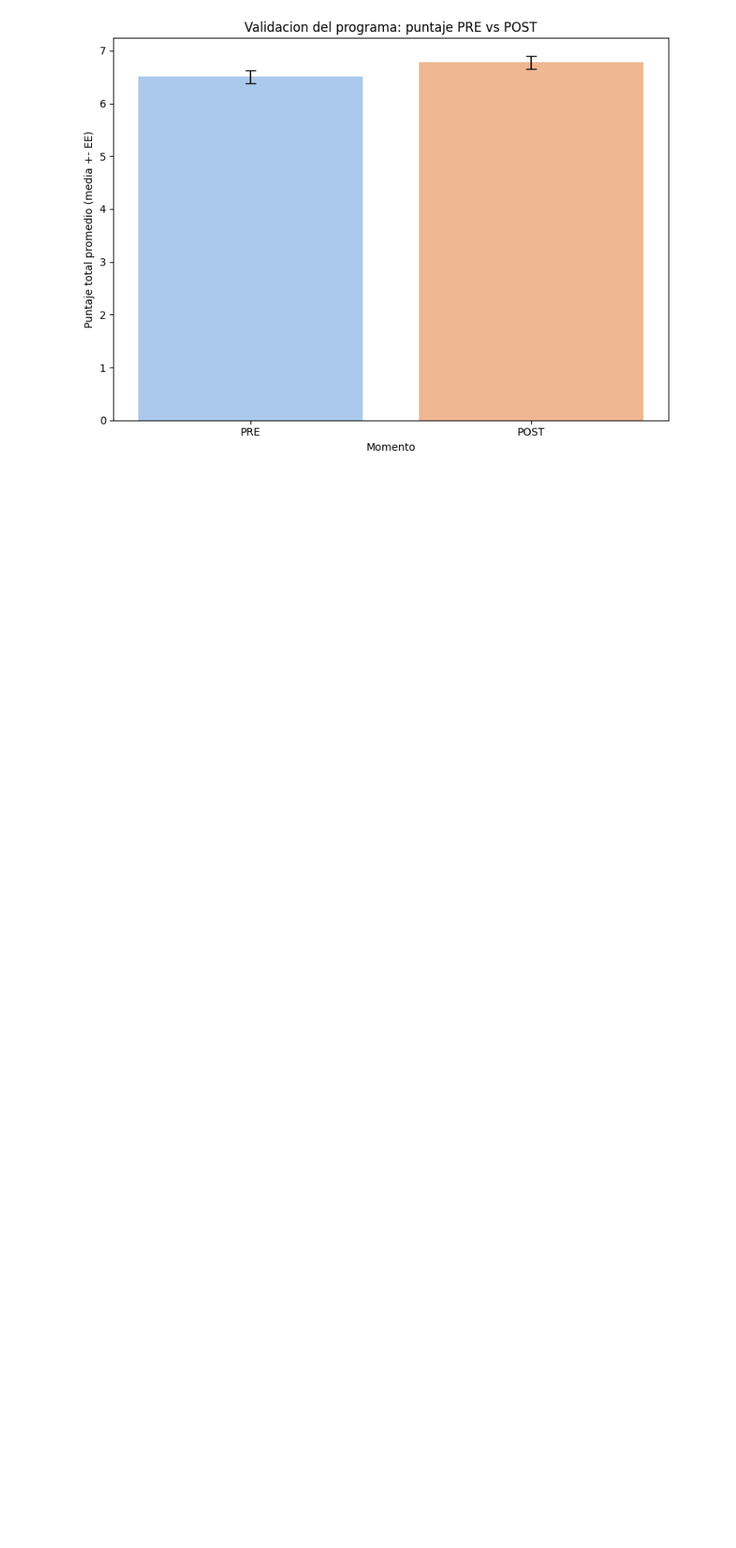
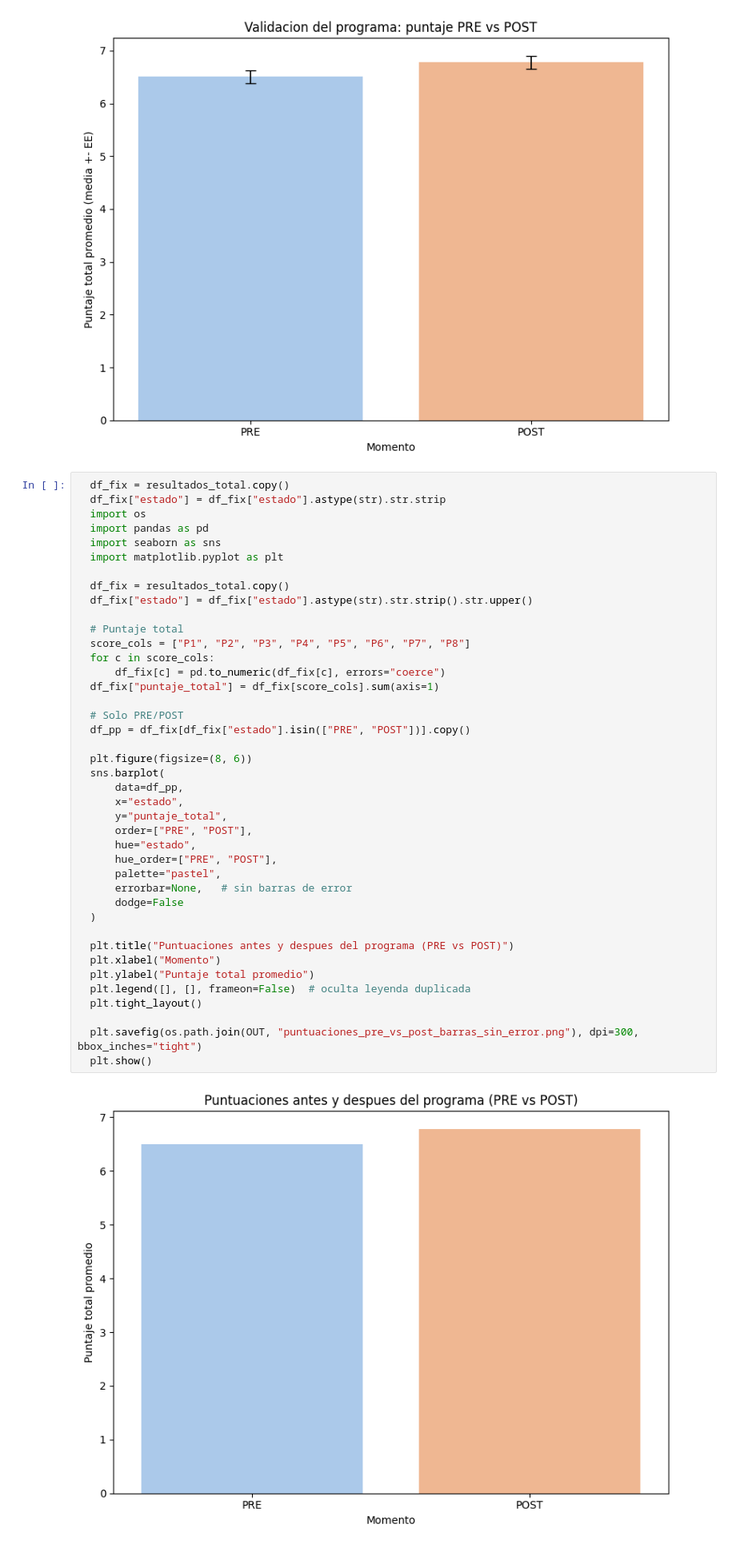
Before and after one commit to rodrigohernandezm/EDA_Tesis, a Jupyter notebook: EDA.ipynb, the cells around one changed output. Shown at 80% size. Saved outputs shown, nothing was run; the diff lists cells and outputs as text; blank space fills up the shorter version.

```diff
--- a/EDA.ipynb
+++ b/EDA.ipynb
@@ -364,6 +364,49 @@ OUT : C:\Users\rhernandez\OneDrive - Generando Soluciones Anlalíticas S.A\Docum
   plt.show()
 # %% [output]
 [figure]
+# %%
+  df_fix = resultados_total.copy()
+  df_fix["estado"] = df_fix["estado"].astype(str).str.strip
+  import os
+  import pandas as pd
+  import seaborn as sns
+  import matplotlib.pyplot as plt
+
+  df_fix = resultados_total.copy()
+  df_fix["estado"] = df_fix["estado"].astype(str).str.strip().str.upper()
+
+  # Puntaje total
+  score_cols = ["P1", "P2", "P3", "P4", "P5", "P6", "P7", "P8"]
+  for c in score_cols:
+      df_fix[c] = pd.to_numeric(df_fix[c], errors="coerce")
+  df_fix["puntaje_total"] = df_fix[score_cols].sum(axis=1)
+
+  # Solo PRE/POST
+  df_pp = df_fix[df_fix["estado"].isin(["PRE", "POST"])].copy()
+
+  plt.figure(figsize=(8, 6))
+  sns.barplot(
+      data=df_pp,
+      x="estado",
+      y="puntaje_total",
+      order=["PRE", "POST"],
+      hue="estado",
+      hue_order=["PRE", "POST"],
+      palette="pastel",
+      errorbar=None,   # sin barras de error
+      dodge=False
+  )
+
+  plt.title("Puntuaciones antes y despues del programa (PRE vs POST)")
+  plt.xlabel("Momento")
+  plt.ylabel("Puntaje total promedio")
+  plt.legend([], [], frameon=False)  # oculta leyenda duplicada
+  plt.tight_layout()
+
+  plt.savefig(os.path.join(OUT, "puntuaciones_pre_vs_post_barras_sin_error.png"), dpi=300, bbox_inches="tight")
+  plt.show()
+# %% [output]
+[figure, added]
 # %%
 import matplotlib.pyplot as plt
 import seaborn as sns
```
Also changed, not shown: 1 other file.
